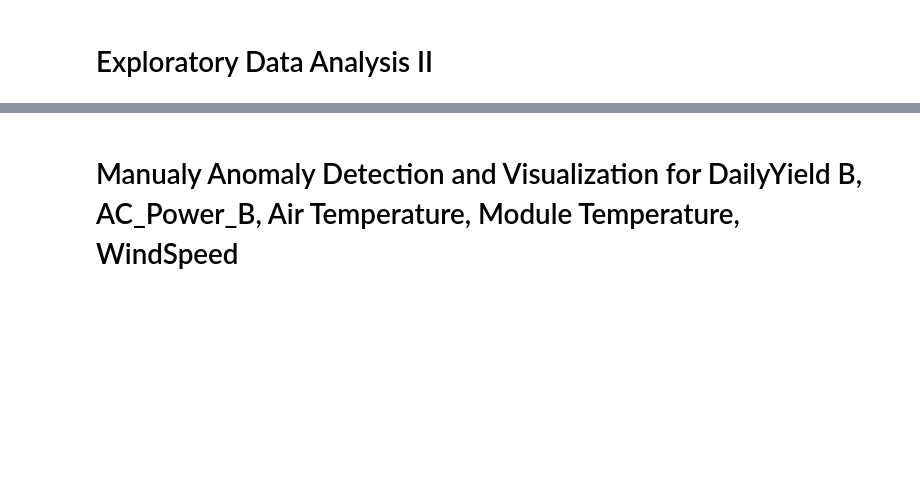
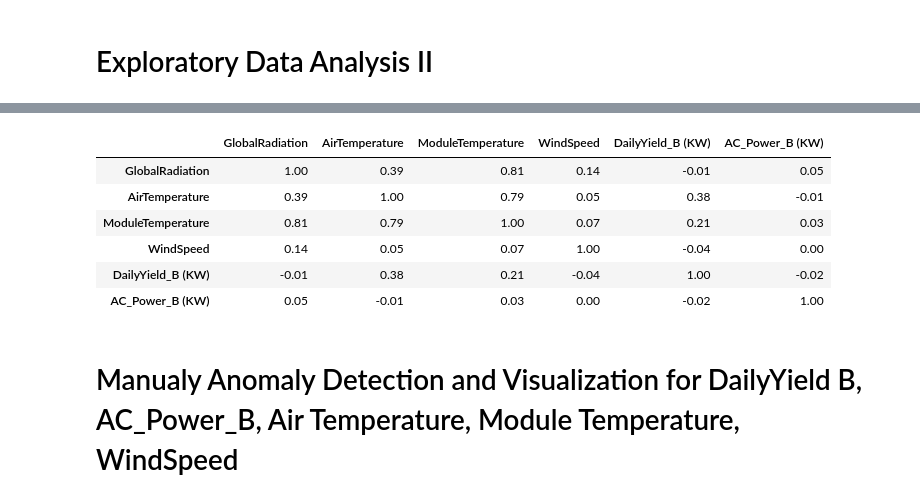
Before and after one commit to luisfernandoagottani/doctorade, a Jupyter notebook: notebooks/loanda/anomaly_detection.ipynb, the cells around one changed output, grey strips where cells are left out. Saved outputs shown, nothing was run; the diff lists cells and outputs as text; code cells hidden in the pictures; blank space fills up the shorter version.

```diff
--- a/notebooks/loanda/anomaly_detection.ipynb
+++ b/notebooks/loanda/anomaly_detection.ipynb
@@ -290,6 +291,6 @@ df_descricao
 # %%
 # Correlation
-df_corr = df[['AirTemperature',
+df_corr = df[['GlobalRadiation', 'AirTemperature','ModuleTemperature',
        'WindSpeed','DailyYield_B (KW)','AC_Power_B (KW)']].corr().round(2)
 fig = px.imshow(df_corr, text_auto=True, aspect="auto")
 # Update layout to increase font size
@@ -298,6 +299,16 @@ fig.update_layout(
     xaxis=dict(title="Features", tickangle=-45),
     yaxis=dict(title="Features"),
 )
+# %%
+df_corr
+# %% [output]
+|  | GlobalRadiation | AirTemperature | ModuleTemperature | WindSpeed | DailyYield_B (KW) | AC_Power_B (KW) |
+| GlobalRadiation | 1.00 | 0.39 | 0.81 | 0.14 | -0.01 | 0.05 |
+| AirTemperature | 0.39 | 1.00 | 0.79 | 0.05 | 0.38 | -0.01 |
+| ModuleTemperature | 0.81 | 0.79 | 1.00 | 0.07 | 0.21 | 0.03 |
+| WindSpeed | 0.14 | 0.05 | 0.07 | 1.00 | -0.04 | 0.00 |
+| DailyYield_B (KW) | -0.01 | 0.38 | 0.21 | -0.04 | 1.00 | -0.02 |
+| AC_Power_B (KW) | 0.05 | -0.01 | 0.03 | 0.00 | -0.02 | 1.00 |
 # %% [markdown]
 # Manualy Anomaly Detection and Visualization for DailyYield B, AC_Power_B, Air Temperature, Module Temperature, WindSpeed
 # %%
```
Also changed, not shown: parts of 5 cells of this notebook, 5 other files.
